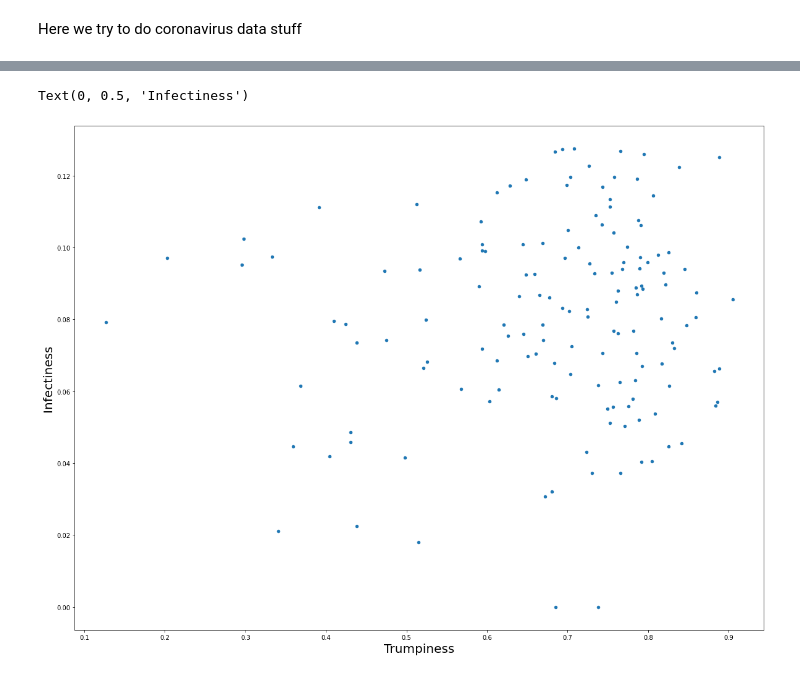
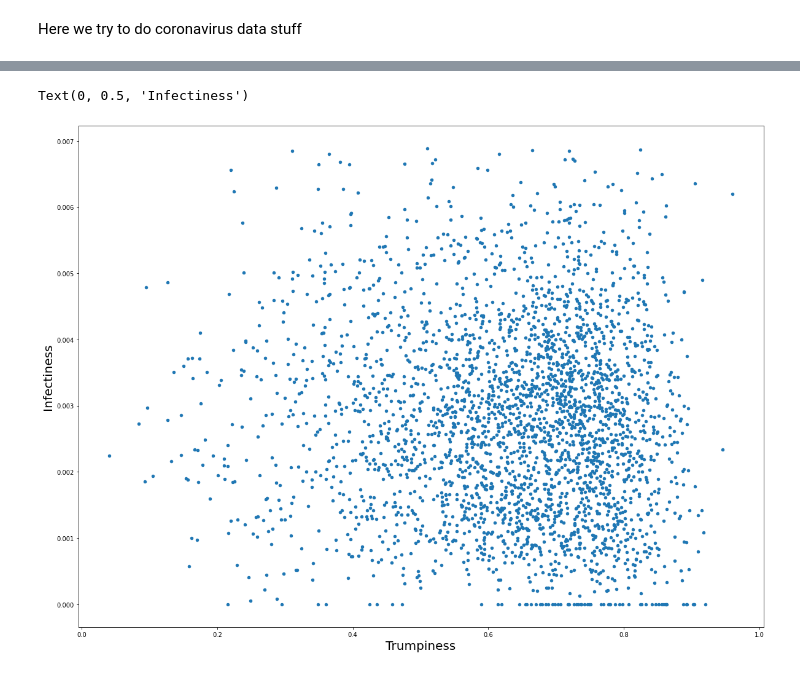
Before and after one commit to pas3n7/ColabDataScienceLearning, a Jupyter notebook: Coronavirusbytrumpiness.ipynb, the cells around one changed output, grey strips where cells are left out. Cells and saved outputs as stored; diff of their text form; code cells hidden in the pictures.

```diff
--- a/Coronavirusbytrumpiness.ipynb
+++ b/Coronavirusbytrumpiness.ipynb
@@ -15,6 +15,8 @@ elec2016 = elecdata[elecdata['year'] == 2016]
 elec2016 = elecdata[elecdata['candidate'] == 'Donald Trump']
 elec2016 = elec2016.dropna()
 elec2016 = elec2016.drop(columns=['office', 'party', 'version'])
+##Need to drop alaska. Districts / FIPS is all messed up and mismatched, leading to data that doesn't make sense.
+elec2016 = elec2016[elec2016['state_po'] != 'AK']
 # %%
 popdataurl = "https://www2.census.gov/programs-surveys/popest/datasets/2010-2019/counties/totals/co-est2019-alldata.csv"
 popdata = pd.read_csv(popdataurl, encoding='latin-1')
@@ -45,2 +38,2 @@ coronadata
 # %%
-coronadata = coronadata.iloc[:, 4:6].assign(lastweek = coronadata.iloc[:, -1])
+coronadata = coronadata.iloc[:, 4:6].assign(lastweek = coronadata.iloc[:, -1] - coronadata.iloc[:, -7])
@@ -73,13 +50,15 @@ combined['infectiness'] = combined['lastweek'] / combined['population']
 # %%
 ##---- Variables for data selection in the graph
 minpop = 0
-maxpop = 7_000
+maxpop = 100_000_000_000 #just make this really big to see all
+stddevs = 2 #exclude data outside of this many standard deviations from the mean
 # %%
-combinout = combined[np.abs(stats.zscore(combined['infectiness']) < 2)]
+combinout = combined[np.abs(stats.zscore(combined['infectiness']) < stddevs)]
 combinout = combinout[(combinout['population'] > minpop) & (combinout['population'] < maxpop)]
+combinout = combinout[combinout['infectiness'] >=0]
 combinout.plot.scatter(x="trumpiness", y="infectiness", figsize=(20, 15))
 plt.xlabel('Trumpiness', fontsize=20)
 plt.ylabel('Infectiness', fontsize=20)
 # %% [output]
 Text(0, 0.5, 'Infectiness')
-[figure, old version]
+[figure, new version]
```
Also changed, not shown: parts of 7 cells of this notebook.
